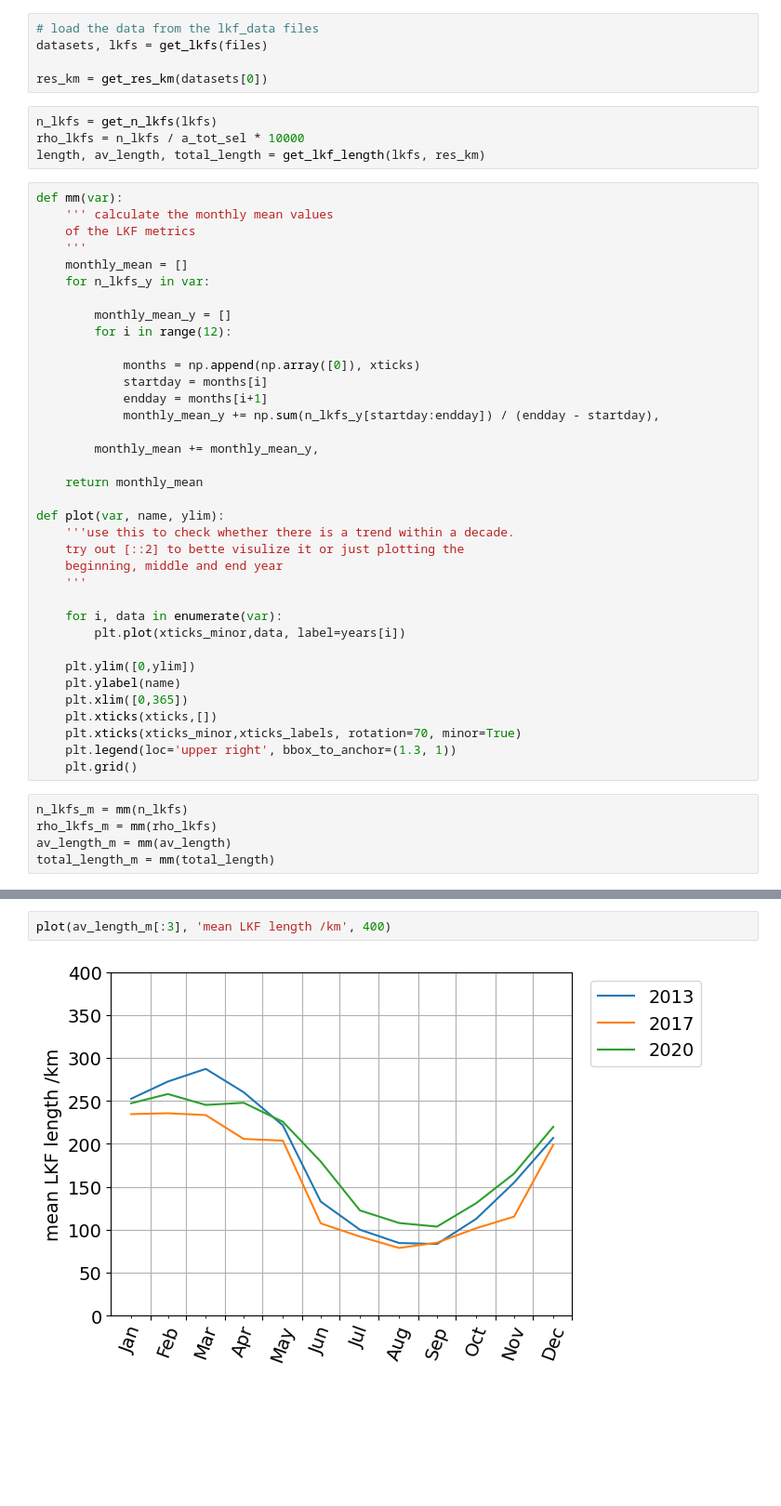
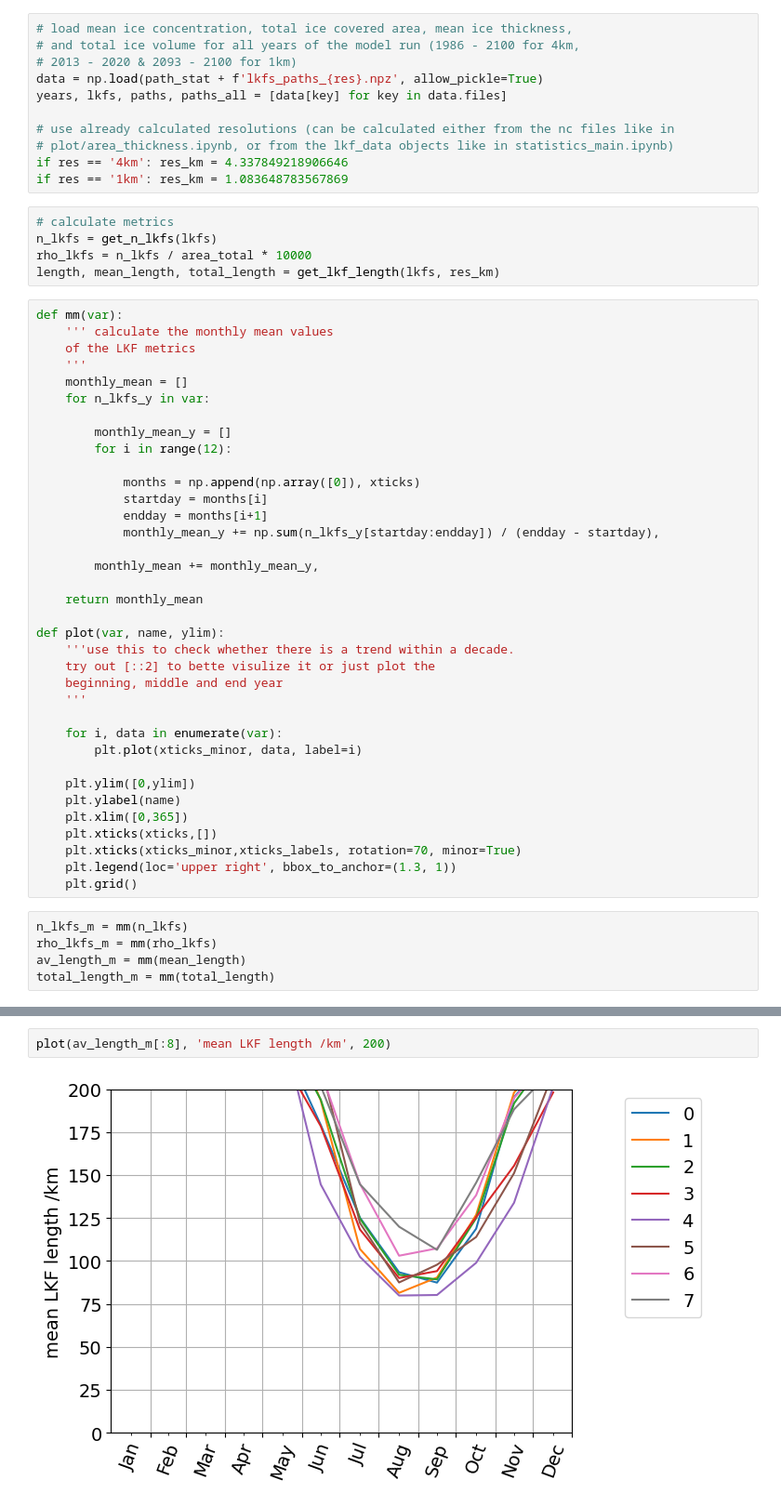
Before and after one commit to jpgaertner/lkf_detection, a Jupyter notebook: statistics/internnual_variability.ipynb, the cells around one changed output, grey strips where cells are left out. Shown at 93% size. Drawn from its saved outputs; the diff is of its cells as text; blank space fills up the shorter version.

```diff
--- a/statistics/internnual_variability.ipynb
+++ b/statistics/internnual_variability.ipynb
@@ -24,12 +40,19 @@ files = [path_ds + f'ds_{year}.npy' for year in years]
 # %%
-# load the data from the lkf_data files
-datasets, lkfs = get_lkfs(files)
+# load mean ice concentration, total ice covered area, mean ice thickness,
+# and total ice volume for all years of the model run (1986 - 2100 for 4km,
+# 2013 - 2020 & 2093 - 2100 for 1km)
+data = np.load(path_stat + f'lkfs_paths_{res}.npz', allow_pickle=True)
+years, lkfs, paths, paths_all = [data[key] for key in data.files]
 
-res_km = get_res_km(datasets[0])
+# use already calculated resolutions (can be calculated either from the nc files like in
+# plot/area_thickness.ipynb, or from the lkf_data objects like in statistics_main.ipynb)
+if res == '4km': res_km = 4.337849218906646
+if res == '1km': res_km = 1.083648783567869
 # %%
+# calculate metrics
 n_lkfs = get_n_lkfs(lkfs)
-rho_lkfs = n_lkfs / a_tot_sel * 10000
-length, av_length, total_length = get_lkf_length(lkfs, res_km)
+rho_lkfs = n_lkfs / area_total * 10000
+length, mean_length, total_length = get_lkf_length(lkfs, res_km)
 # %%
 def mm(var):
     ''' calculate the monthly mean values
@@ -52,12 +75,12 @@ def mm(var):
 
 def plot(var, name, ylim):
     '''use this to check whether there is a trend within a decade.
-    try out [::2] to bette visulize it or just plotting the
+    try out [::2] to bette visulize it or just plot the
     beginning, middle and end year
     '''
 
     for i, data in enumerate(var):
-        plt.plot(xticks_minor,data, label=years[i])
+        plt.plot(xticks_minor, data, label=i)
 
     plt.ylim([0,ylim])
     plt.ylabel(name)
@@ -69,6 +92,6 @@ def plot(var, name, ylim):
 # %%
 n_lkfs_m = mm(n_lkfs)
 rho_lkfs_m = mm(rho_lkfs)
-av_length_m = mm(av_length)
+av_length_m = mm(mean_length)
 total_length_m = mm(total_length)
 # %%
@@ -82,5 +105,5 @@ plot(rho_lkfs_m[:3], r'density of LKFs / 1/10000 km$^2$', 2)
 # %%
-plot(av_length_m[:3], 'mean LKF length /km', 400)
+plot(av_length_m[:8], 'mean LKF length /km', 200)
 # %% [output]
-[figure, old version]
+[figure, new version]
 # %%
```
Also changed, not shown: parts of 8 cells of this notebook.
